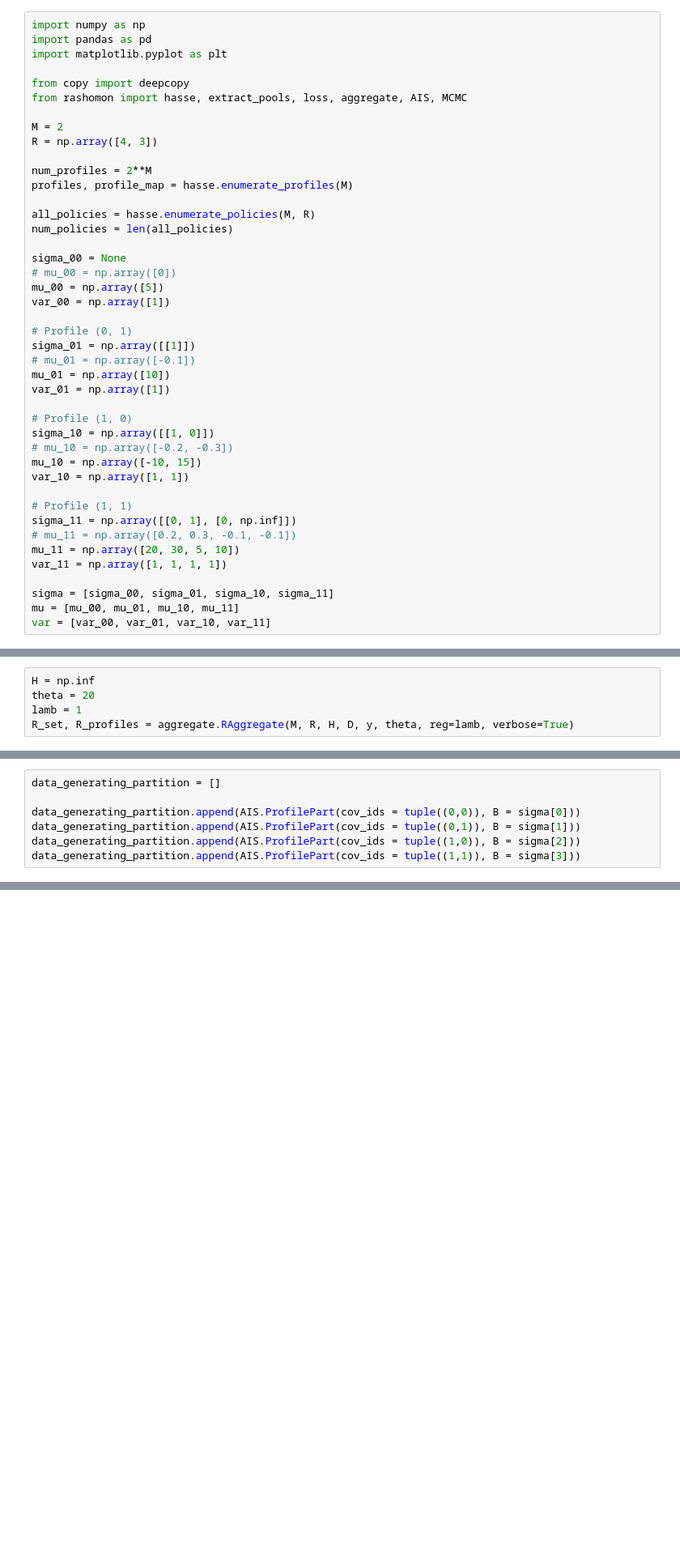
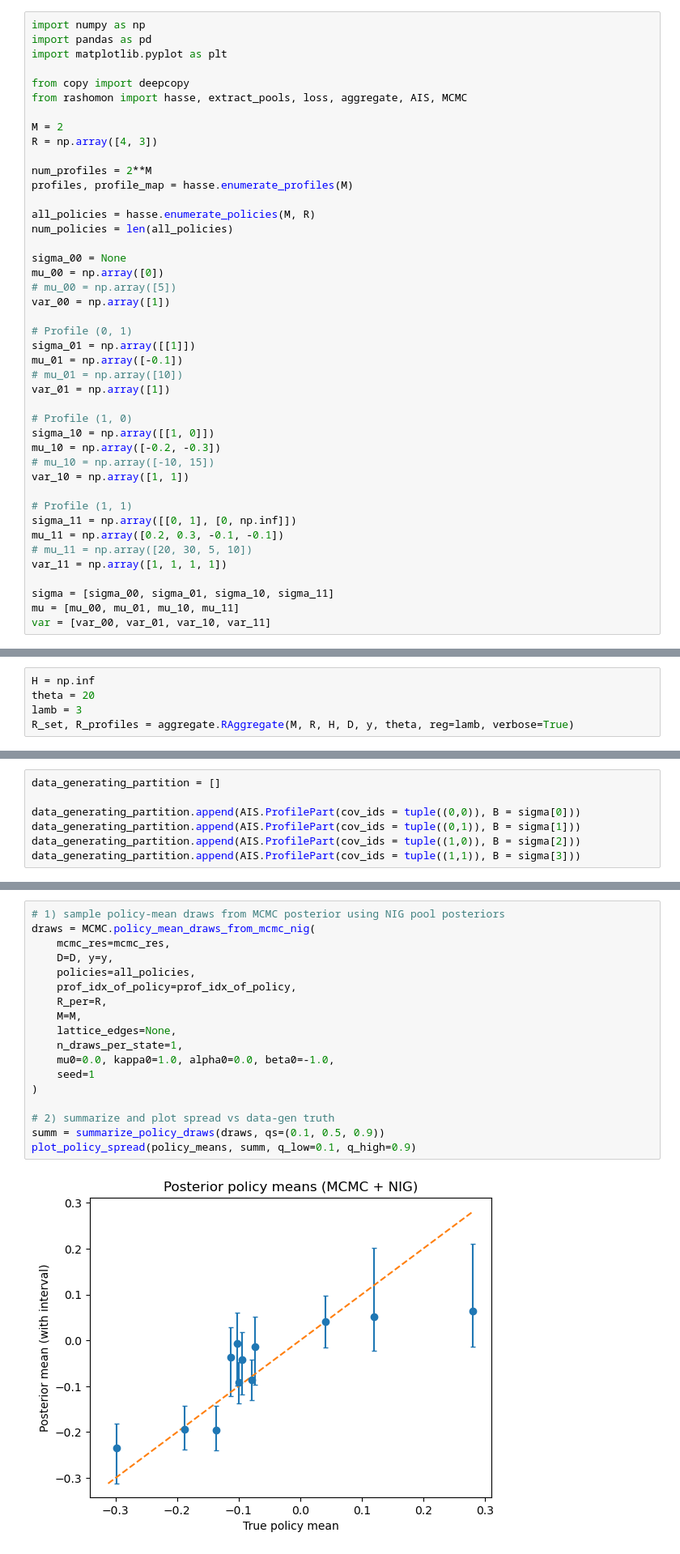
Before and after one commit to fyy2025/RHS-X, a Jupyter notebook: Code/experiment.ipynb, the cells around one changed output, grey strips where cells are left out. Shown at 81% size. Cells and saved outputs as stored; diff of their text form; blank space fills up the shorter version.

Commit message:
Include prior updating algorithm for sampling beta for the plot

```diff
--- a/Code/experiment.ipynb
+++ b/Code/experiment.ipynb
@@ -18,26 +18,26 @@ all_policies = hasse.enumerate_policies(M, R)
 num_policies = len(all_policies)
 
 sigma_00 = None
-# mu_00 = np.array([0])
-mu_00 = np.array([5])
+mu_00 = np.array([0])
+# mu_00 = np.array([5])
 var_00 = np.array([1])
 
 # Profile (0, 1)
 sigma_01 = np.array([[1]])
-# mu_01 = np.array([-0.1])
-mu_01 = np.array([10])
+mu_01 = np.array([-0.1])
+# mu_01 = np.array([10])
 var_01 = np.array([1])
 
 # Profile (1, 0)
 sigma_10 = np.array([[1, 0]])
-# mu_10 = np.array([-0.2, -0.3])
-mu_10 = np.array([-10, 15])
+mu_10 = np.array([-0.2, -0.3])
+# mu_10 = np.array([-10, 15])
 var_10 = np.array([1, 1])
 
 # Profile (1, 1)
 sigma_11 = np.array([[0, 1], [0, np.inf]])
-# mu_11 = np.array([0.2, 0.3, -0.1, -0.1])
-mu_11 = np.array([20, 30, 5, 10])
+mu_11 = np.array([0.2, 0.3, -0.1, -0.1])
+# mu_11 = np.array([20, 30, 5, 10])
 var_11 = np.array([1, 1, 1, 1])
 
 sigma = [sigma_00, sigma_01, sigma_10, sigma_11]
@@ -118,6 +118,6 @@ policy_means = loss.compute_policy_means(D, y, num_policies)
 # %%
 H = np.inf
 theta = 20
-lamb = 1
+lamb = 3
 R_set, R_profiles = aggregate.RAggregate(M, R, H, D, y, theta, reg=lamb, verbose=True)
 # %% [output]
@@ -393,0 +365,20 @@ true_post
+# %%
+# 1) sample policy-mean draws from MCMC posterior using NIG pool posteriors
+draws = MCMC.policy_mean_draws_from_mcmc_nig(
+    mcmc_res=mcmc_res,
+    D=D, y=y,
+    policies=all_policies,
+    prof_idx_of_policy=prof_idx_of_policy,
+    R_per=R,
+    M=M,
+    lattice_edges=None,
+    n_draws_per_state=1,
+    mu0=0.0, kappa0=1.0, alpha0=0.0, beta0=-1.0,
+    seed=1
+)
+
+# 2) summarize and plot spread vs data-gen truth
+summ = summarize_policy_draws(draws, qs=(0.1, 0.5, 0.9))
+plot_policy_spread(policy_means, summ, q_low=0.1, q_high=0.9)
+# %% [output]
+[figure, added]
```
Also changed, not shown: parts of 12 cells of this notebook, 1 other file.
